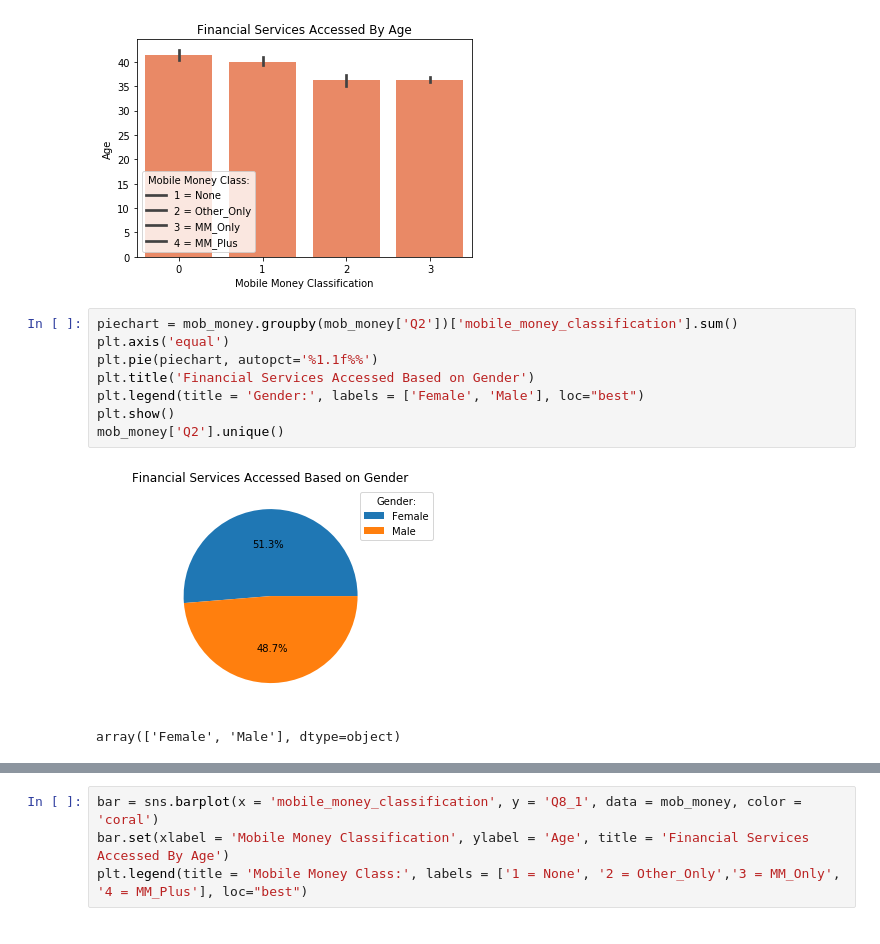
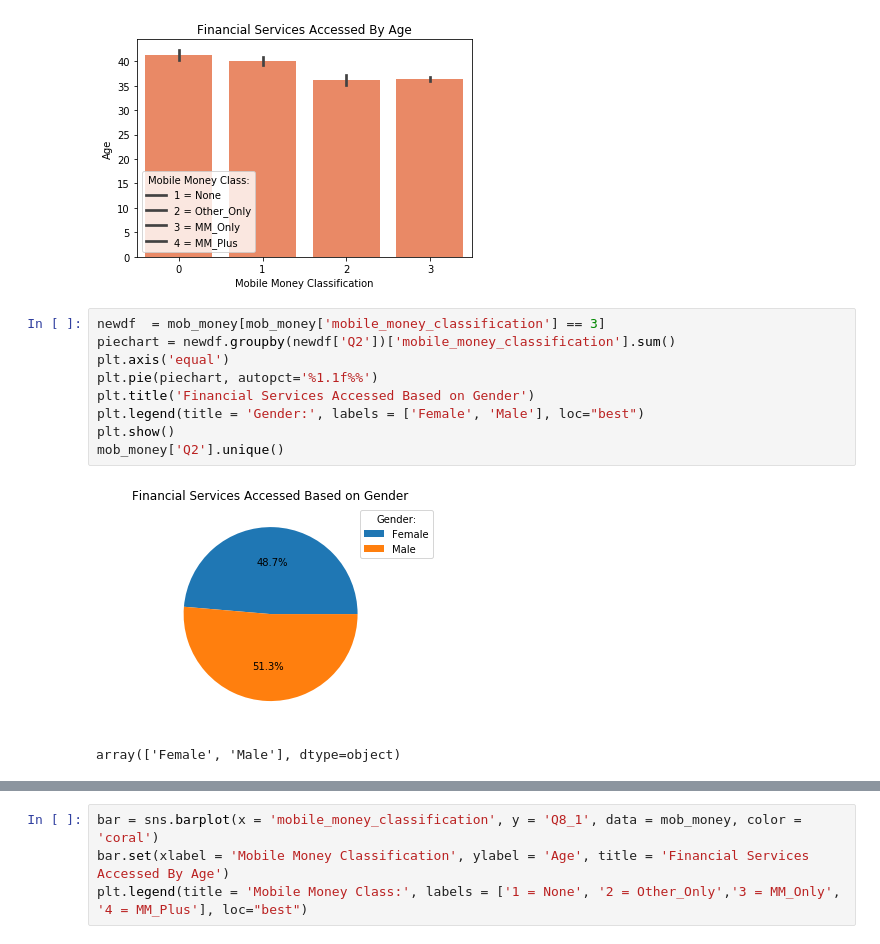
Before and after one commit to PhathuAuti/tanzania-data-viz, a Jupyter notebook: Financial_Services_Uses_In_Tanzania.ipynb, the cells around one changed output, grey strips where cells are left out. Cells and saved outputs as stored; diff of their text form.

Commit message:
Added Better Gender Graph

```diff
--- a/Financial_Services_Uses_In_Tanzania.ipynb
+++ b/Financial_Services_Uses_In_Tanzania.ipynb
@@ -108,13 +108,14 @@ plt.legend(title = 'Mobile Money Class:', labels = ['1 = None', '2 = Other_Only'
 <matplotlib.legend.Legend at 0x...>
 [figure]
 # %%
-piechart = mob_money.groupby(mob_money['Q2'])['mobile_money_classification'].sum()
+newdf  = mob_money[mob_money['mobile_money_classification'] == 3]
+piechart = newdf.groupby(newdf['Q2'])['mobile_money_classification'].sum()
 plt.axis('equal')
 plt.pie(piechart, autopct='%1.1f%%')
 plt.title('Financial Services Accessed Based on Gender')
 plt.legend(title = 'Gender:', labels = ['Female', 'Male'], loc="best")
 plt.show()
 mob_money['Q2'].unique()
 # %% [output]
-[figure, old version]
+[figure, new version]
 array(['Female', 'Male'], dtype=object)
```
Also changed, not shown: parts of 4 cells of this notebook.
